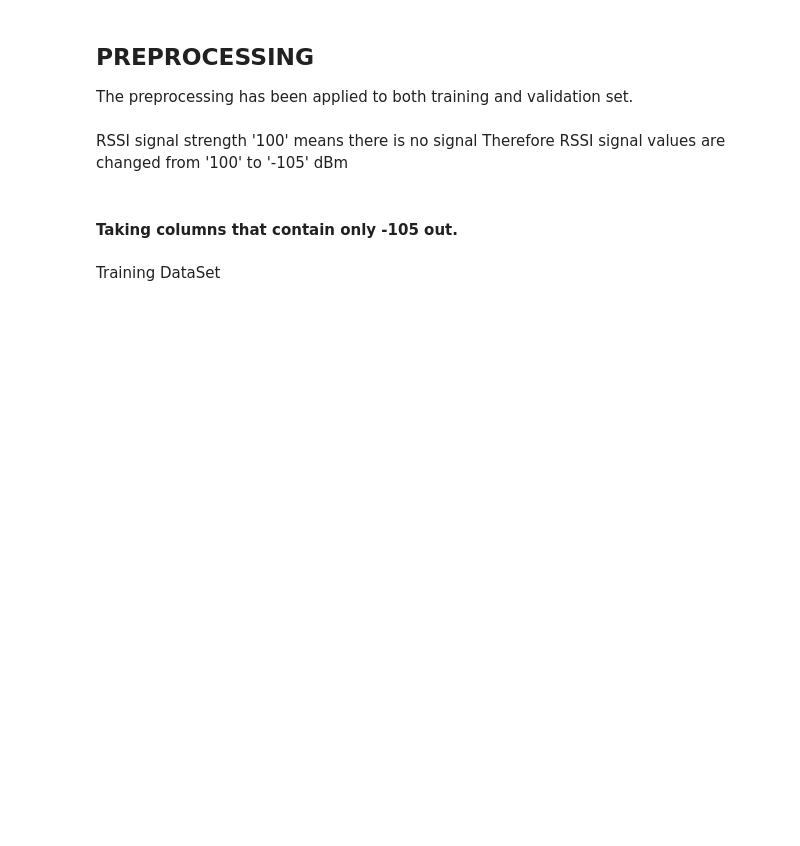
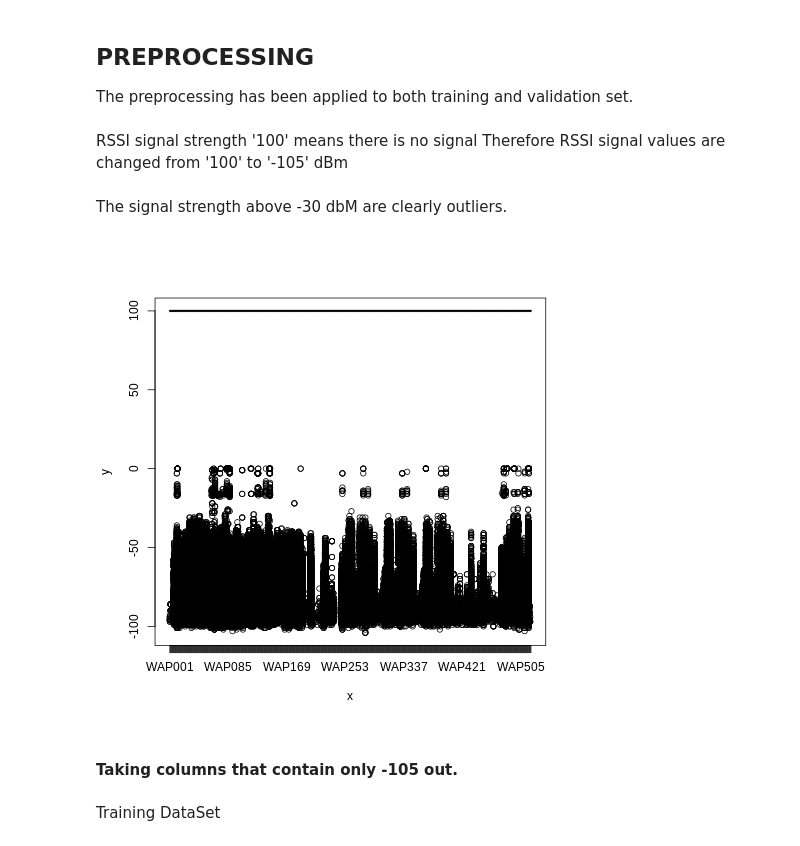
Before and after one commit to Ghazalehz/Wifi-Positioning-System, a Jupyter notebook: Wifi.ipynb, the cells around one changed output. Saved outputs shown, nothing was run; the diff lists cells and outputs as text; code cells hidden in the pictures; blank space fills up the shorter version.

```diff
--- a/Wifi.ipynb
+++ b/Wifi.ipynb
@@ -171,6 +159,19 @@ The preprocessing has been applied to both training and validation set.
 
 RSSI signal strength '100' means there is no signal
 Therefore RSSI signal values are changed from '100' to '-105' dBm
+# %%
+%%R
+
+IndoorLoc = read.csv ('/content/drive/My Drive/Colab Notebooks/trainingData.csv')
+IndoorVal = read.csv('/content/drive/My Drive/Colab Notebooks/validationData.csv')
+# %% [markdown]
+The signal strength above -30 dbM are clearly outliers.
+# %%
+%%R
+plot ( x = as.factor(rep(colnames(IndoorLoc)[1:520],nrow(IndoorLoc))),
+       y = c(t(IndoorLoc[,1:520])))
+# %% [output]
+[figure, added]
 # %%
 %%R
 IndoorLoc[IndoorLoc==100]<- -105
```
Also changed, not shown: parts of 18 cells of this notebook.
